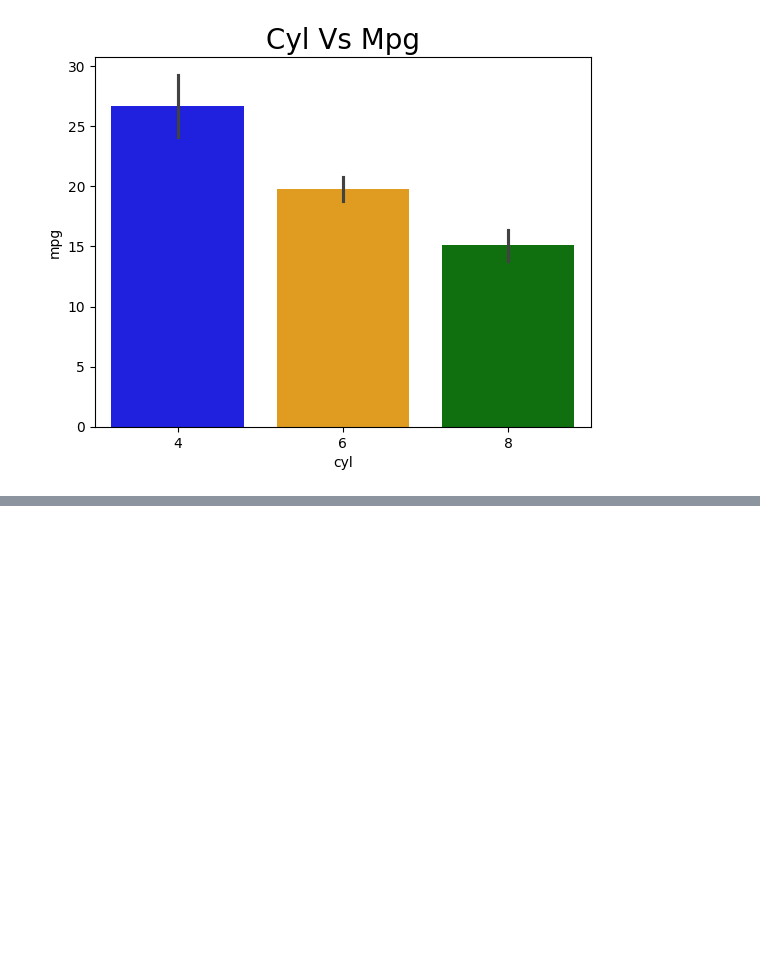
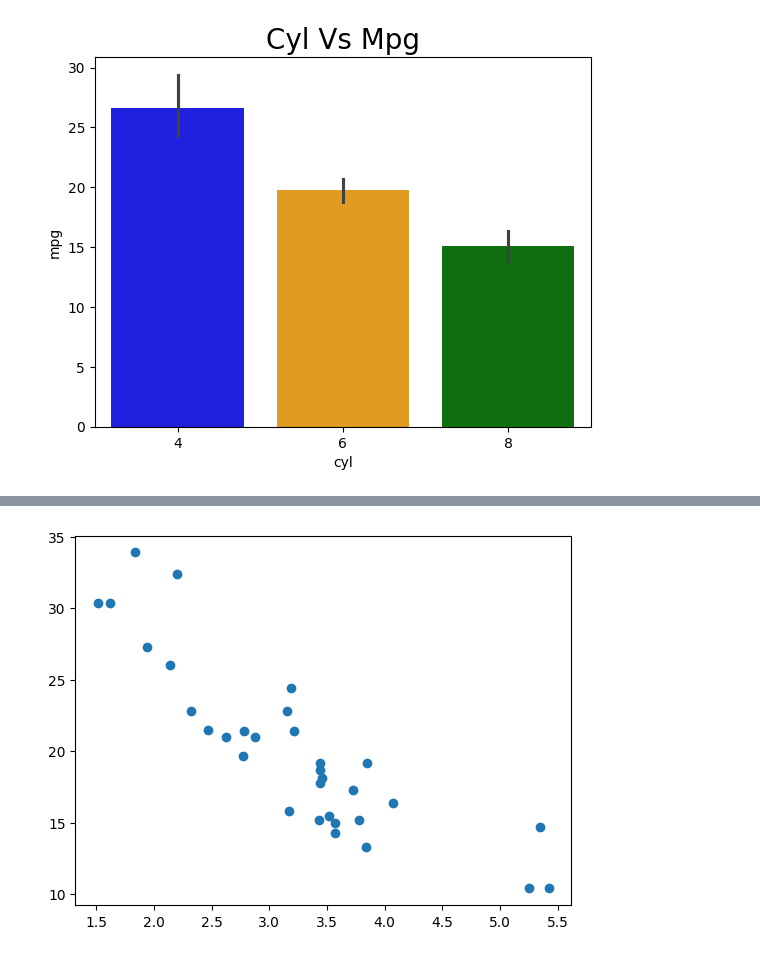
Before and after one commit to Chetan-Lahamge/Data_Science, a Jupyter notebook: Data Visualization/Data_Visualization.ipynb, the cells around one changed output, grey strips where cells are left out. Saved outputs shown, nothing was run; the diff lists cells and outputs as text; code cells hidden in the pictures; blank space fills up the shorter version.

```diff
--- a/Data Visualization/Data_Visualization.ipynb
+++ b/Data Visualization/Data_Visualization.ipynb
@@ -230,0 +254,5 @@ Passing `palette` without assigning `hue` is deprecated and will be removed in v
+# %%
+plt.scatter(x = 'wt', y = 'mpg', data= cars_df)
+plt.show()
+# %% [output]
+[figure, added]
```
Also changed, not shown: parts of 33 cells of this notebook.
